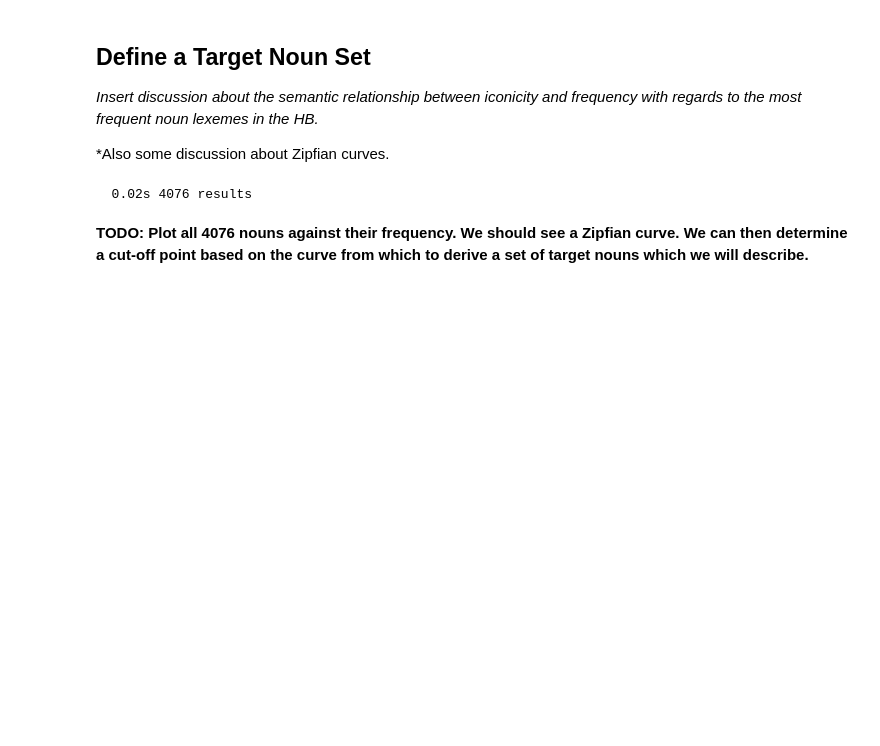
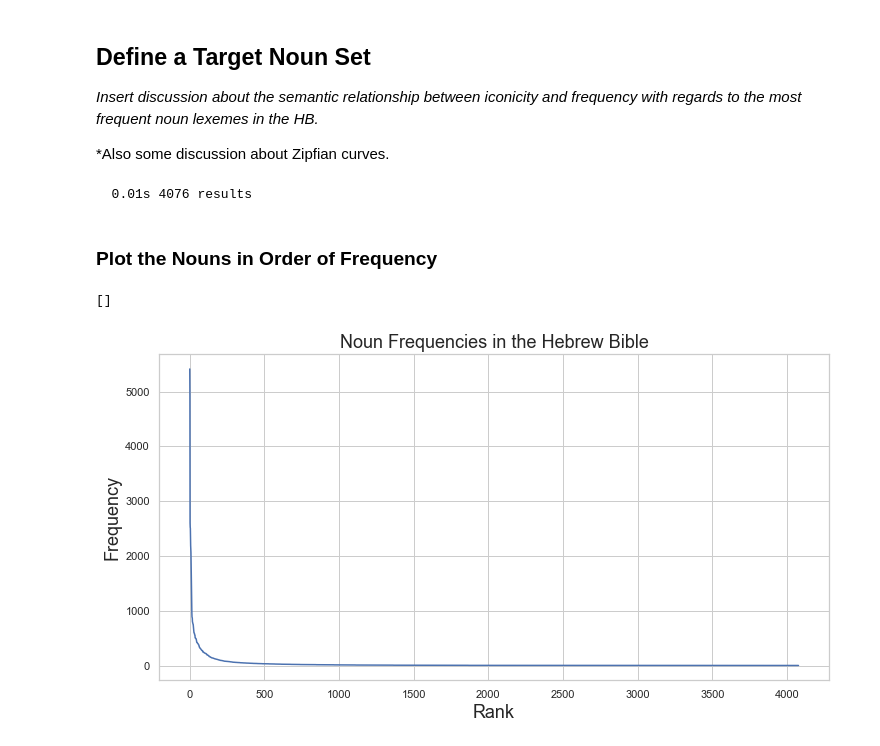
Before and after one commit to codykingham/noun_semantics, a Jupyter notebook: noun_semantics.ipynb, the cells around one changed output. Cells and saved outputs as stored; diff of their text form; code cells hidden in the pictures; blank space fills up the shorter version.

Commit message:
add frequency analysis

```diff
--- a/noun_semantics.ipynb
+++ b/noun_semantics.ipynb
@@ -44,14 +47,29 @@ B = Bhsa(api=api, hoist=globals(), silent=True, name=name) # Bhsa functions for
 
 *Also some discussion about Zipfian curves.
 # %%
-search_set = '''
+search_set = 'lex sp=subs'
 
-lex sp=subs
-
-'''
-
-noun_occurrences = B.search(search_set)
+all_nouns = B.search(search_set)
 # %% [output]
-  0.02s 4076 results
+  0.01s 4076 results
-# %% [markdown]
-**TODO: Plot all 4076 nouns against their frequency. We should see a Zipfian curve. We can then determine a cut-off point based on the curve from which to derive a set of target nouns which we will describe.**
+# %% [markdown]
+### Plot the Nouns in Order of Frequency
+# %%
+ordered = sorted(((F.freq_lex.v(res[0]), F.lex_utf8.v(L.d(res[0], 'word')[0])) for res in all_nouns), reverse=True)
+y_freqs = [lex_data[0] for lex_data in ordered]
+x_count = [i+1 for i in range(0, len(y_freqs))]
+terms = [lex_data[1] for lex_data in ordered]
+
+title = 'Noun Frequencies in the Hebrew Bible'
+xlabel = 'Rank'
+ylabel = 'Frequency'
+
+plt.figure(figsize=(12, 6))
+plt.plot(x_count, y_freqs)
+plt.title(title, size=18)
+plt.xlabel(xlabel, size=18)
+plt.ylabel(ylabel, size=18)
+plt.plot()
+# %% [output]
+[]
+[figure, added]
```
Also changed, not shown: parts of 4 cells of this notebook.
